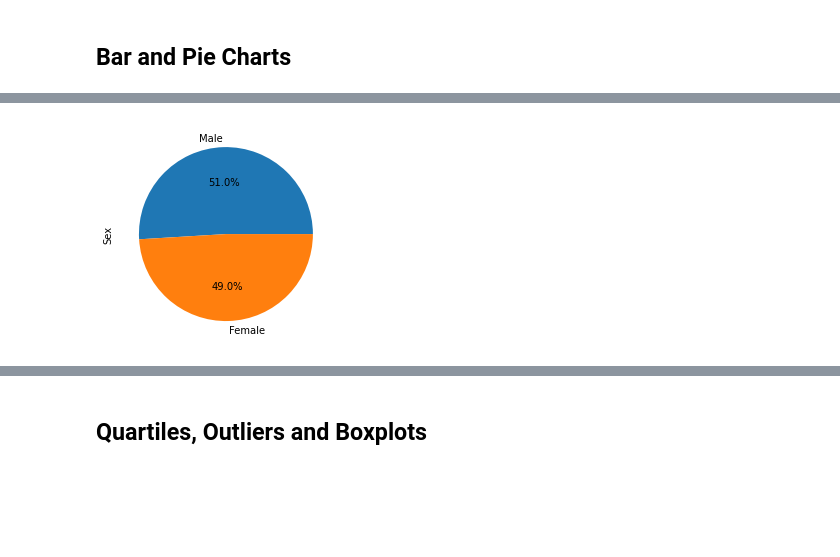
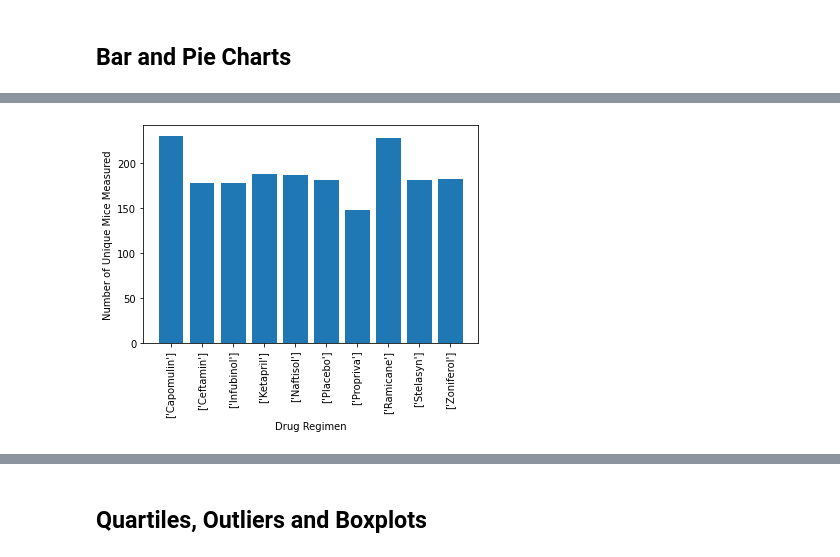
Before and after one commit to chavee07/Matplotlib-Challenge, a Jupyter notebook: Pymaceuticals_Starter-HW.ipynb, the cells around one changed output, grey strips where cells are left out. Saved outputs shown, nothing was run; the diff lists cells and outputs as text; code cells hidden in the pictures; blank space fills up the shorter version.

```diff
--- a/Pymaceuticals_Starter-HW.ipynb
+++ b/Pymaceuticals_Starter-HW.ipynb
@@ -103,4 +201,35 @@ array(['g989'], dtype=object)
+# %%
+# Generate a bar plot showing the total number of measurements taken on each drug regimen using using pyplot.
+
+#
+# Set x axis and tick locations
+# x-axis has to be one value for every item in bar chart
+x_axis = np.arange(len(grouped_df['Drug Regimen']))
+# x_axis
+
+plt.bar(x_axis,count, align="center")
+
+tick_locations = [value for value in x_axis]
+# tick_locations
+
+plt.xticks(tick_locations, grouped_df['Drug Regimen'].unique(), rotation="vertical")
+
+
+plt.xlabel('Drug Regimen')
+plt.ylabel('Number of Unique Mice Measured')
+
+
+plt.show()
+
+# # plt.bar(x_axis, users, color='c', alpha=.75, align="center")
+# %% [output]
+[figure, added]
 # %%
 # Generate a pie plot showing the distribution of female versus male mice using pandas
+
+grouped_gender= combined_cleaned_df.groupby('Sex')
+
+count_gen=grouped_gender['Sex'].count()
+
+count_df=pd.DataFrame({'Gender Count': count_gen})
+# count_df
-# %% [output]
-[figure, removed]
```
Also changed, not shown: parts of 26 cells of this notebook.
